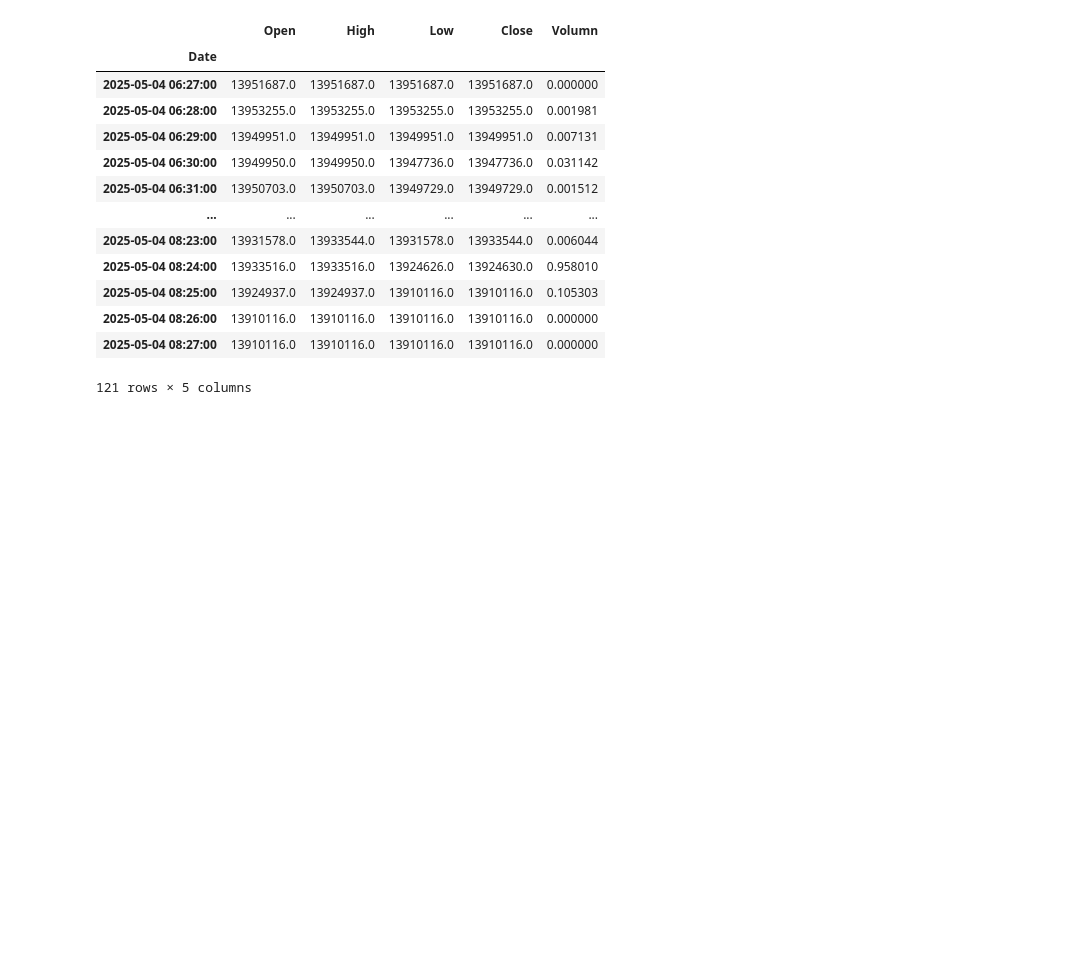
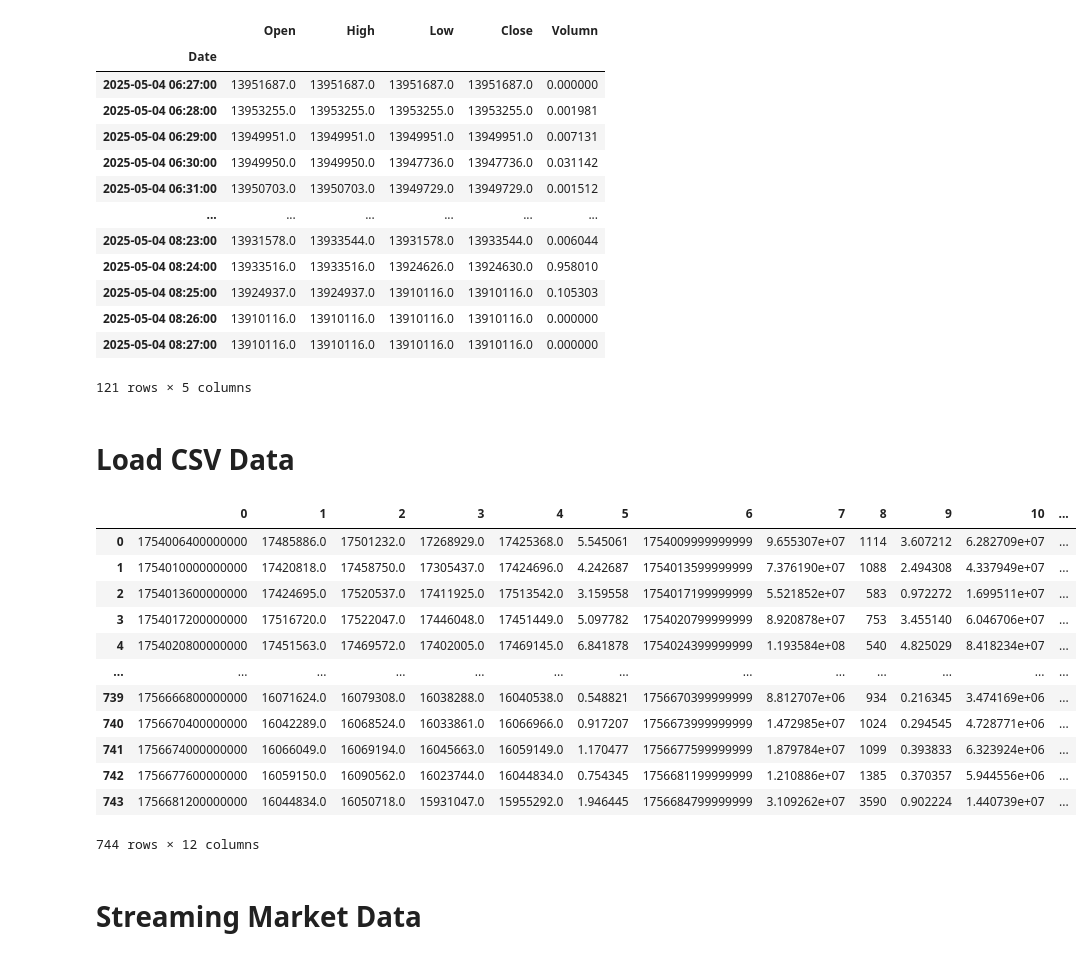
Before and after one commit to Jackdoll1995/algo-trading-tutorial, a Jupyter notebook: historical_data.ipynb, the cells around one changed output. Drawn from its saved outputs; the diff is of its cells as text; code cells hidden in the pictures; blank space fills up the shorter version.

Commit message:
update tutorial

```diff
--- a/historical_data.ipynb
+++ b/historical_data.ipynb
@@ -305,3 +314,25 @@ df
 | 2025-05-04 08:26:00 | 13910116.0 | 13910116.0 | 13910116.0 | 13910116.0 | 0.000000 |
 | 2025-05-04 08:27:00 | 13910116.0 | 13910116.0 | 13910116.0 | 13910116.0 | 0.000000 |
 121 rows × 5 columns
+# %% [markdown]
+# Load CSV Data
+# %%
+url = '/Users/waiyes0s0/Projects/algo-trading-tutorial/data/BTCJPY-1h-2025-08.csv'
+df = pd.read_csv(url, header=None)
+df
+# %% [output]
+|  | 0 | 1 | 2 | 3 | 4 | 5 | 6 | 7 | 8 | 9 | 10 | ... |
+| 0 | 1754006400000000 | 17485886.0 | 17501232.0 | 17268929.0 | 17425368.0 | 5.545061 | 1754009999999999 | 9.655307e+07 | 1114 | 3.607212 | 6.282709e+07 | ... |
+| 1 | 1754010000000000 | 17420818.0 | 17458750.0 | 17305437.0 | 17424696.0 | 4.242687 | 1754013599999999 | 7.376190e+07 | 1088 | 2.494308 | 4.337949e+07 | ... |
+| 2 | 1754013600000000 | 17424695.0 | 17520537.0 | 17411925.0 | 17513542.0 | 3.159558 | 1754017199999999 | 5.521852e+07 | 583 | 0.972272 | 1.699511e+07 | ... |
+| 3 | 1754017200000000 | 17516720.0 | 17522047.0 | 17446048.0 | 17451449.0 | 5.097782 | 1754020799999999 | 8.920878e+07 | 753 | 3.455140 | 6.046706e+07 | ... |
+| 4 | 1754020800000000 | 17451563.0 | 17469572.0 | 17402005.0 | 17469145.0 | 6.841878 | 1754024399999999 | 1.193584e+08 | 540 | 4.825029 | 8.418234e+07 | ... |
+| ... | ... | ... | ... | ... | ... | ... | ... | ... | ... | ... | ... | ... |
+| 739 | 1756666800000000 | 16071624.0 | 16079308.0 | 16038288.0 | 16040538.0 | 0.548821 | 1756670399999999 | 8.812707e+06 | 934 | 0.216345 | 3.474169e+06 | ... |
+| 740 | 1756670400000000 | 16042289.0 | 16068524.0 | 16033861.0 | 16066966.0 | 0.917207 | 1756673999999999 | 1.472985e+07 | 1024 | 0.294545 | 4.728771e+06 | ... |
+| 741 | 1756674000000000 | 16066049.0 | 16069194.0 | 16045663.0 | 16059149.0 | 1.170477 | 1756677599999999 | 1.879784e+07 | 1099 | 0.393833 | 6.323924e+06 | ... |
+| 742 | 1756677600000000 | 16059150.0 | 16090562.0 | 16023744.0 | 16044834.0 | 0.754345 | 1756681199999999 | 1.210886e+07 | 1385 | 0.370357 | 5.944556e+06 | ... |
+| 743 | 1756681200000000 | 16044834.0 | 16050718.0 | 15931047.0 | 15955292.0 | 1.946445 | 1756684799999999 | 3.109262e+07 | 3590 | 0.902224 | 1.440739e+07 | ... |
+744 rows × 12 columns
+# %% [markdown]
+# Streaming Market Data
```
Also changed, not shown: parts of 2 cells of this notebook, 3 other files.
